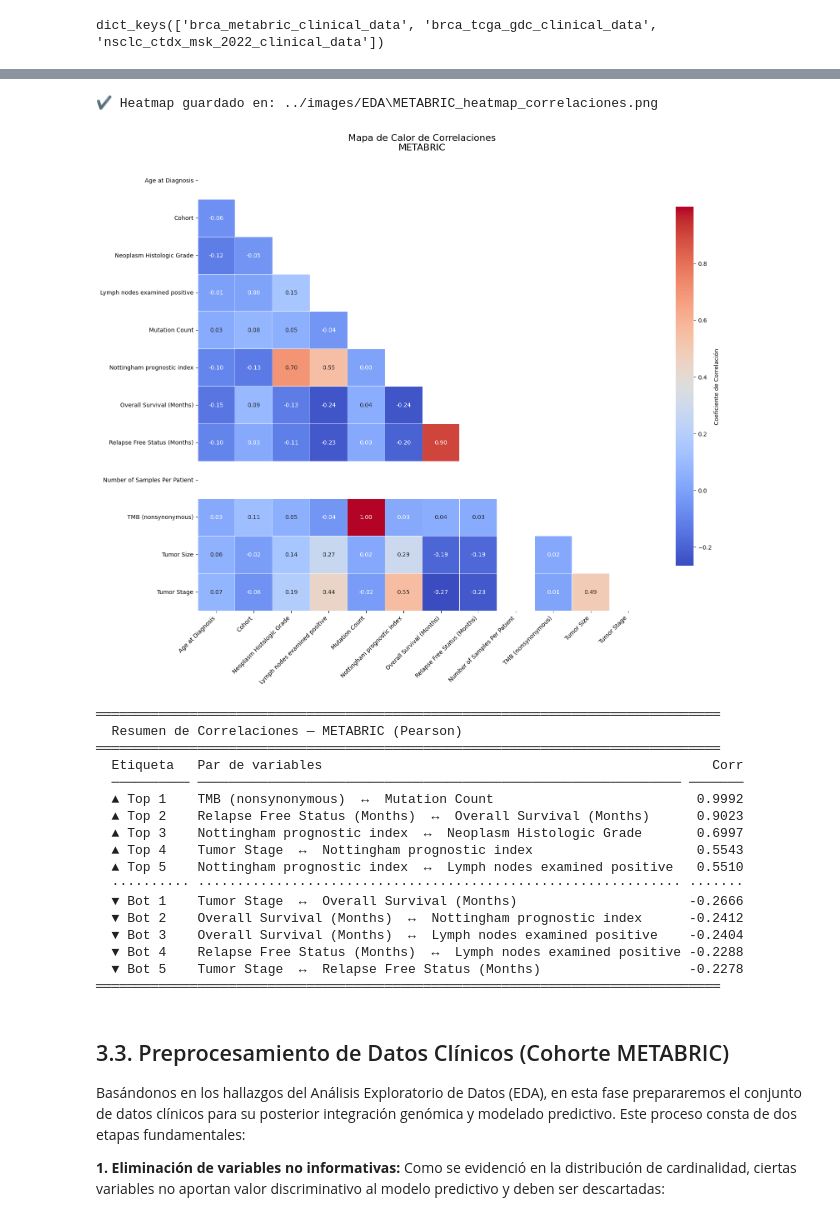
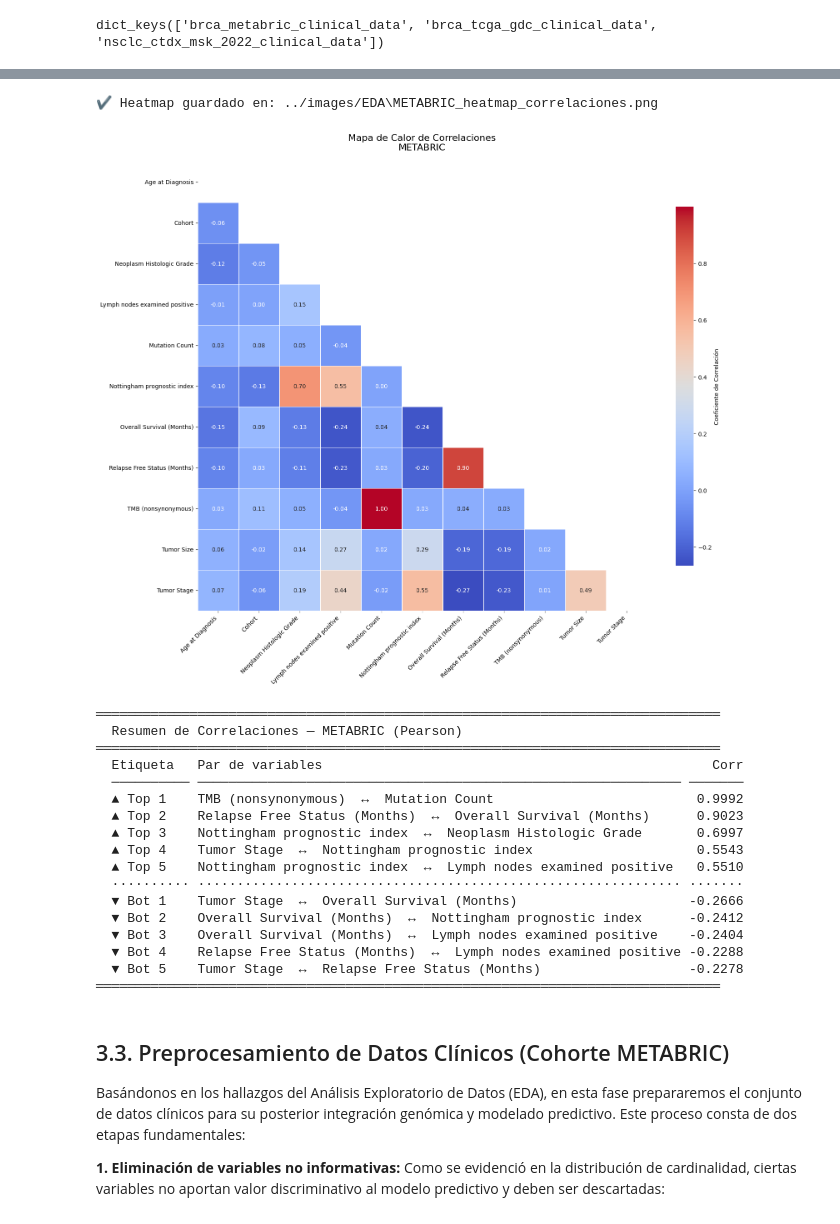
Before and after one commit to JulioUQ/TFM---Analisis-de-supervivencia-del-cancer, a Jupyter notebook: Modulo 3 - Diseño e implementacion del trabajo/code/EDA.ipynb, the cells around one changed output, grey strips where cells are left out. Saved outputs shown, nothing was run; the diff lists cells and outputs as text; code cells hidden in the pictures.

```diff
--- a/Modulo 3 - Diseño e implementacion del trabajo/code/EDA.ipynb
+++ b/Modulo 3 - Diseño e implementacion del trabajo/code/EDA.ipynb
@@ -267,12 +340,12 @@ eda.plot_numerical_subplots(
 # %%
 eda.plot_correlation_heatmap(
-    df=brca_metabric[brca_metabric['']],
+    df=brca_metabric.loc[:, brca_metabric.columns != "Number of Samples Per Patient"],
     dataset_name="METABRIC",
     output_path="../images/EDA"
 )
 # %% [output]
 ✔ Heatmap guardado en: ../images/EDA\METABRIC_heatmap_correlaciones.png
-[figure, old version]
+[figure, new version]
 ════════════════════════════════════════════════════════════════════════════════
   Resumen de Correlaciones — METABRIC (Pearson)
 ════════════════════════════════════════════════════════════════════════════════
```
Also changed, not shown: parts of 33 cells of this notebook, 12 other files.
